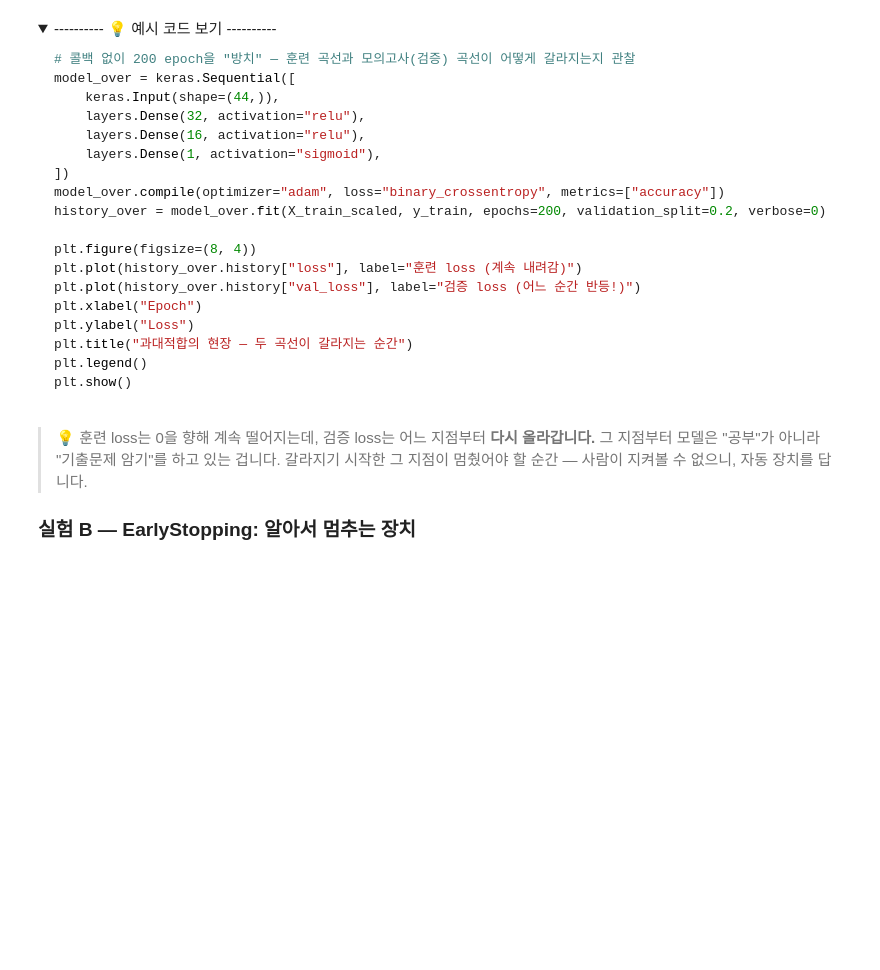
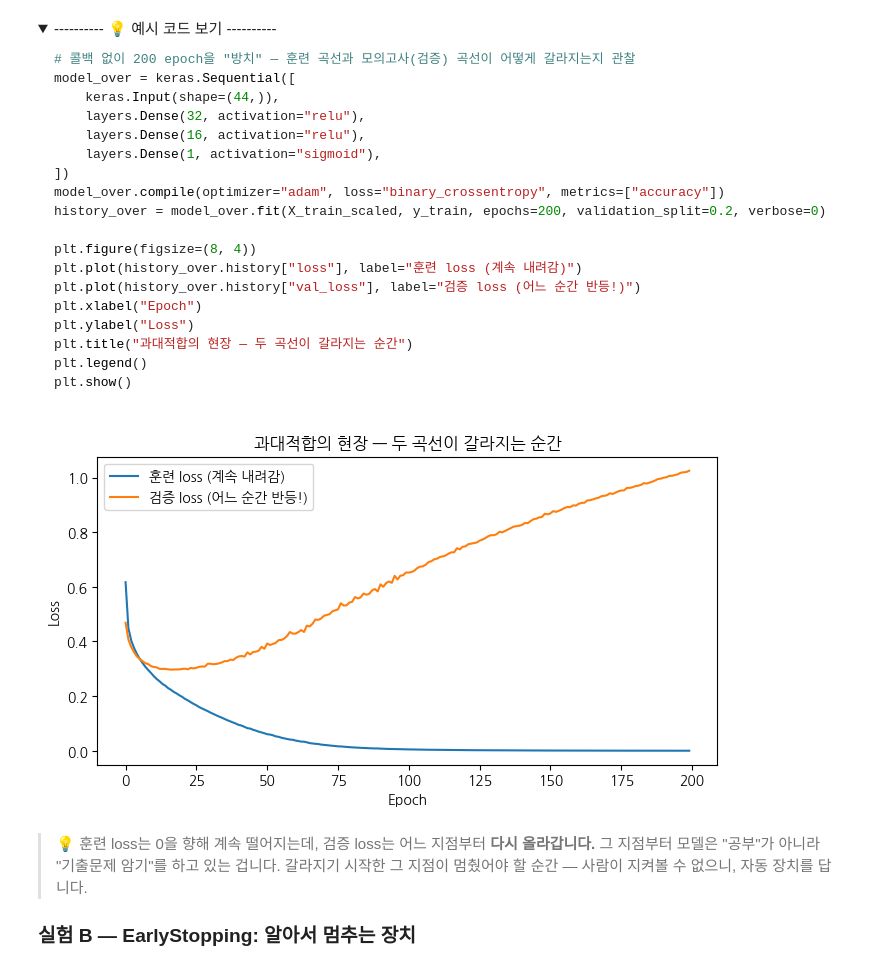
Before and after one commit to qnrPwjd/EST_AI_Challengers_Code, a Jupyter notebook: Week3(AI_Modeling)/CH14_딥러닝_Keras.ipynb, the cells around one changed output. Cells and saved outputs as stored; diff of their text form; code cells hidden in the pictures; folded sections open; blank space fills up the shorter version.

```diff
--- a/Week3(AI_Modeling)/CH14_딥러닝_Keras.ipynb
+++ b/Week3(AI_Modeling)/CH14_딥러닝_Keras.ipynb
@@ -1442,28 +1555,30 @@ plt.show()
 # %%
 # 콜백 없이 200 epoch을 "방치" — 훈련 곡선과 모의고사(검증) 곡선이 어떻게 갈라지는지 관찰
 
 # 모델 생성
-
-
-
-
-
-
+model_over = keras.Sequential([
+    keras.Input(shape = (44, )),
+    layers.Dense(32, activation = 'relu'),
+    layers.Dense(16, activation = 'relu'),
+    layers.Dense(1, activation = 'sigmoid')
+])
 
 model_over.compile(optimizer="adam", loss="binary_crossentropy", metrics=["accuracy"])
 history_over = model_over.fit(X_train_scaled, y_train, epochs=200, validation_split=0.2, verbose=0)
 
 plt.figure(figsize=(8, 4))
 
 plt.plot(history_over.history["loss"], label="훈련 loss (계속 내려감)")
 plt.plot(history_over.history["val_loss"], label="검증 loss (어느 순간 반등!)")
 
 plt.xlabel("Epoch")
 plt.ylabel("Loss")
 plt.title("과대적합의 현장 — 두 곡선이 갈라지는 순간")
 
 plt.legend()
 plt.show()
+# %% [output]
+[figure, added]
 # %% [markdown]
 > 💡 훈련 loss는 0을 향해 계속 떨어지는데, 검증 loss는 어느 지점부터 **다시 올라갑니다.** 그 지점부터 모델은 "공부"가 아니라 "기출문제 암기"를 하고 있는 겁니다. 갈라지기 시작한 그 지점이 멈췄어야 할 순간 — 사람이 지켜볼 수 없으니, 자동 장치를 답니다.
 
```
Also changed, not shown: parts of 18 cells of this notebook.
